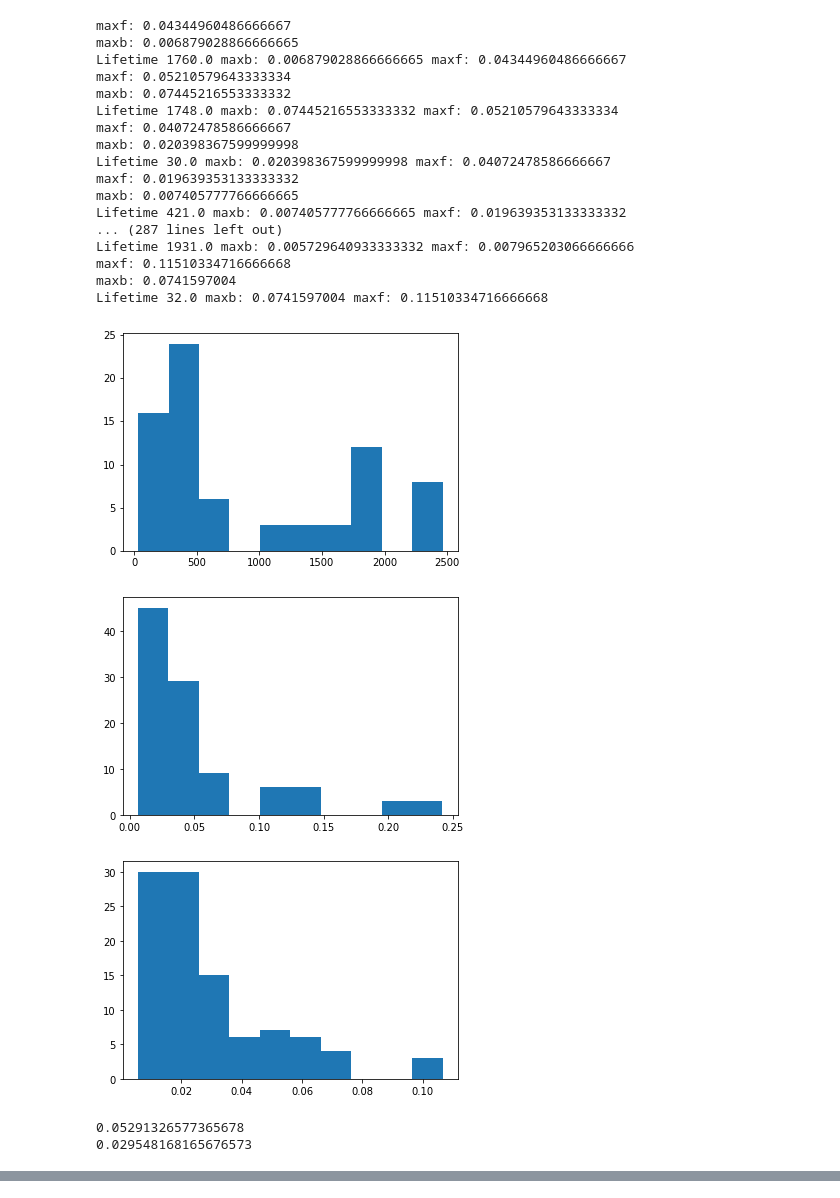
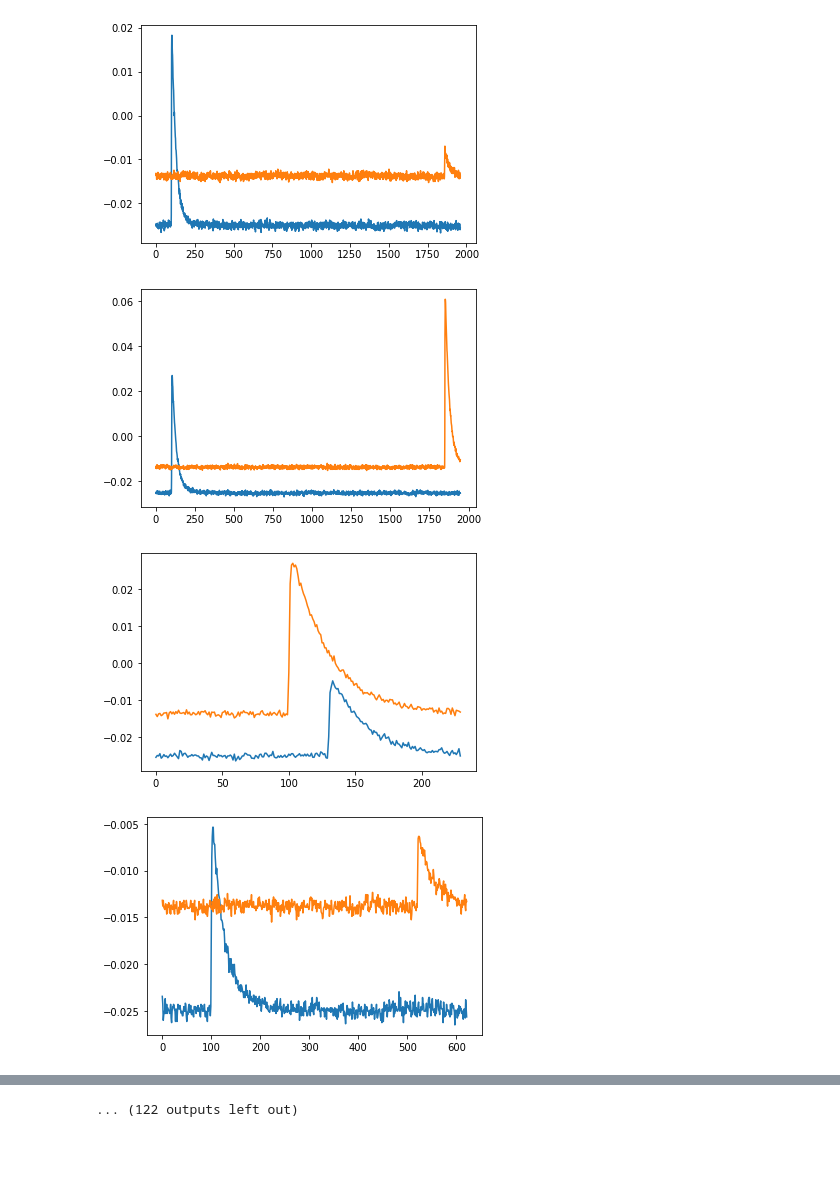
Before and after one commit to violatingcp/MITJuniorLab, a Jupyter notebook: RedPitaya/MuonLifetimeAnalysis.ipynb, the cells around one changed output, grey strips where cells are left out. Cells and saved outputs as stored; diff of their text form; code cells hidden in the pictures; blank space fills up the shorter version.

```diff
--- a/RedPitaya/MuonLifetimeAnalysis.ipynb
+++ b/RedPitaya/MuonLifetimeAnalysis.ipynb
@@ -136,18 +130,0 @@ for i in range(len(y0)):
-# %%
-for i in range(len(y0)):
-    val0=checkThresh(y0[i],-0.022)
-    val1=checkThresh(y1[i],-0.011)
-    xmin=0
-    xmax=16384
-    if len(val0) > 1:
-        print(val0)
-        xmin = int(val0[0]-100)
-        xmax = int(val0[-1]+100)
-    if len(val1) > 1:
-        xmin = int(val1[0]-100)
-        xmax = int(val1[-1]+100)
-    #xmin = int(min(val0[0],val1[0])-100)
-    #xmax = int(max(val0[0],val1[0])+100)
-    plt.plot(y0[i][xmin:xmax])
-    plt.plot(y1[i][xmin:xmax])
-    plt.show()
@@ -247,68 +150,53 @@ for i in range(len(y0)):
         if val0[0] > val1[0]:
             omax0=max1
             omax1=max0
             maxfront = np.append(maxfront,omax0)
             maxback  = np.append(maxback, omax1)
-            print("maxf:",omax0)
-            print("maxb:",omax1)
+            #print("maxf:",omax0)
+            #print("maxb:",omax1)
         else:
             maxfront = np.append(maxfront,omax0)
             maxback  = np.append(maxback, omax1)
-            print("maxf:",omax0)
-            print("maxb:",omax1)
+            #print("maxf:",omax0)
+            #print("maxb:",omax1)
     elif len(val0) == 0 and val1l > 0:
         xmin = int(val1[0]-100)
         xmax = int(val1[-1]+100)
         maxfront = np.append(maxfront,max10)
         maxback  = np.append(maxback, max11)
-        print("dmaxf:",max10)
-        print("dmaxb:",max11)
+        #print("dmaxf:",max10)
+        #print("dmaxb:",max11)
     elif val0l > 0:
         xmin = int(val0[0]-100)
         xmax = int(val0[-1]+100)
         maxfront = np.append(maxfront,max00)
         maxback  = np.append(maxback, max01)
-        print("dmaxf:",max00)
-        print("dmaxb:",max01)
+        #print("dmaxf:",max00)
+        #print("dmaxb:",max01)
     else:
         continue
-    if maxback[-1] < 0.04:
-        cleanedlife = np.append(cleanedlife,life[i])
-    print("Lifetime",life[i],"maxb:",maxback[-1],"maxf:",maxfront[-1])
-    #plt.plot(y0[i][xmin:xmax])
-    #plt.plot(y1[i][xmin:xmax])
+    #if maxback[-1] < 0.04:
+    cleanedlife = np.append(cleanedlife,life[i])
+    #print("Lifetime",life[i],"maxb:",maxback[-1],"maxf:",maxfront[-1])
+    plt.plot(y0[i][xmin:xmax])
+    plt.plot(y1[i][xmin:xmax])
     plt.show()
-plt.hist(cleanedlife)
+n, bins, patches = plt.hist(cleanedlife,alpha=0.5)
+plt.hist(cleanedlife[maxback < 0.04],alpha=0.5,bins=bins)
 plt.show()
-plt.hist(maxfront)
+n, bins, patches = plt.hist(maxfront,alpha=0.5)
+plt.hist(maxfront[maxback < 0.04],alpha=0.5,bins=bins)
 plt.show()
-plt.hist(maxback)
+n, bins, patches = plt.hist(maxback,alpha=0.5)
+plt.hist(maxback[maxback < 0.04],alpha=0.5,bins=bins)
 plt.show()
 
 #plt.plot(maxback,maxfront)
 #plt.show()
 print(np.average(maxfront))
 print(np.average(maxback))
 # %% [output]
-maxf: 0.04344960486666667
-maxb: 0.006879028866666665
-Lifetime 1760.0 maxb: 0.006879028866666665 maxf: 0.04344960486666667
-maxf: 0.05210579643333334
-maxb: 0.07445216553333332
-Lifetime 1748.0 maxb: 0.07445216553333332 maxf: 0.05210579643333334
-maxf: 0.04072478586666667
-maxb: 0.020398367599999998
-Lifetime 30.0 maxb: 0.020398367599999998 maxf: 0.04072478586666667
-maxf: 0.019639353133333332
-maxb: 0.007405777766666665
-Lifetime 421.0 maxb: 0.007405777766666665 maxf: 0.019639353133333332
-... (287 lines left out)
-Lifetime 1931.0 maxb: 0.005729640933333332 maxf: 0.007965203066666666
-maxf: 0.11510334716666668
-maxb: 0.0741597004
-Lifetime 32.0 maxb: 0.0741597004 maxf: 0.11510334716666668
-[figure, old version]
+[figure, new version]
-[figure, old version]
+[figure, new version]
-[figure, old version]
+[figure, new version]
-0.05291326577365678
-0.029548168165676573
+[figure, added]
@@ -314,0 +211 @@ Lifetime 32.0 maxb: 0.0741597004 maxf: 0.11510334716666668
+... (122 outputs left out)
```
Also changed, not shown: parts of 12 cells of this notebook.
